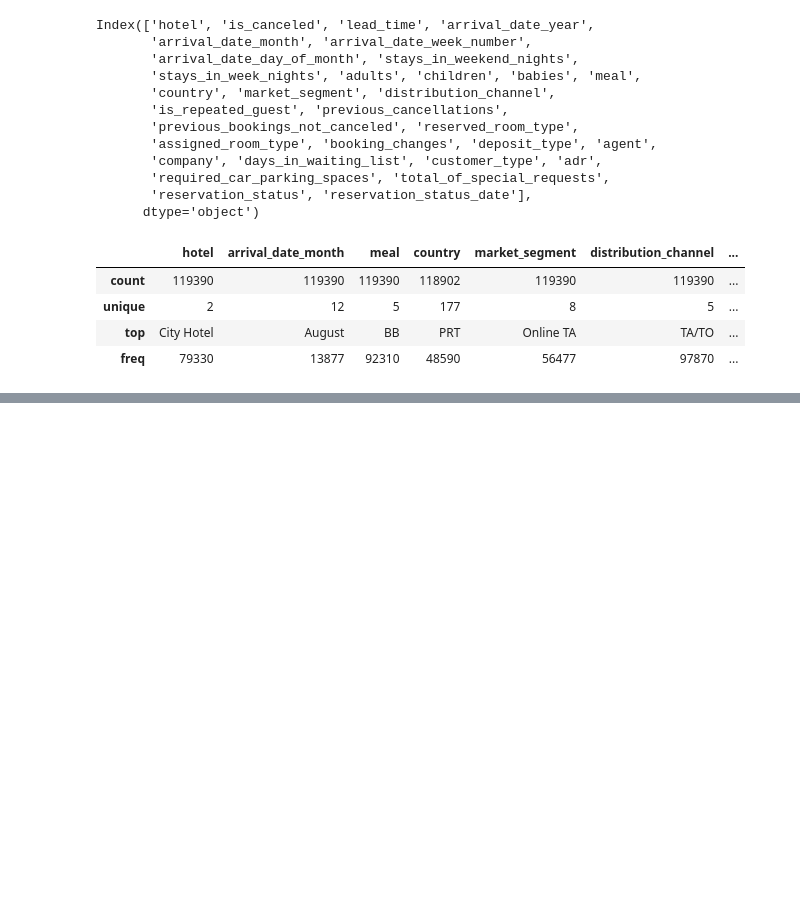
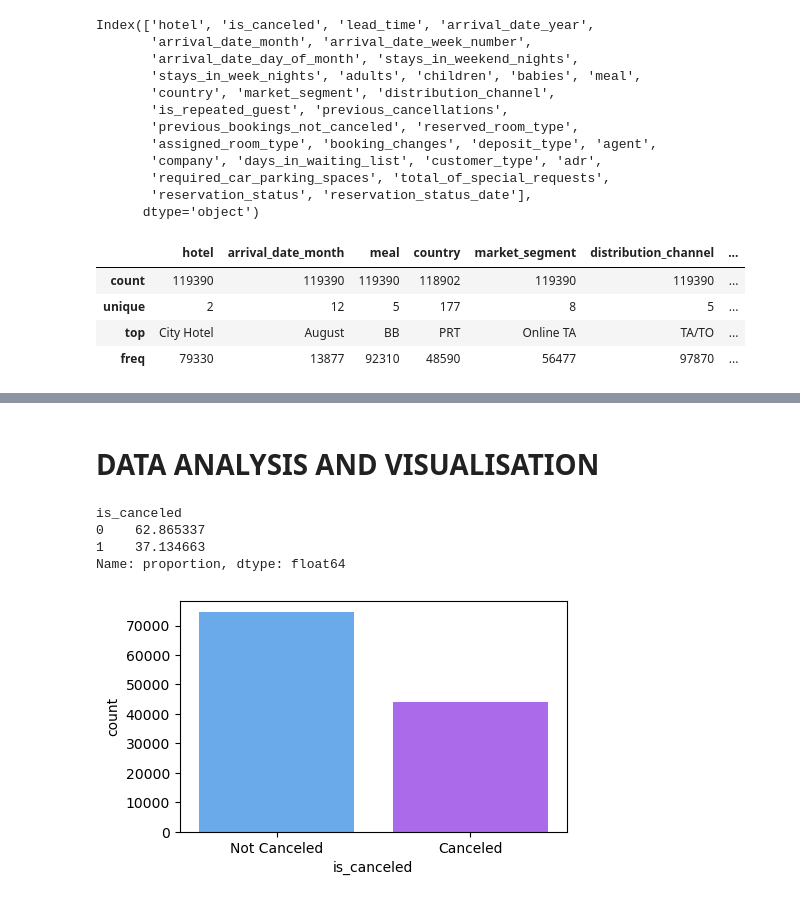
Before and after one commit to anishverma870/PY-PROJECTS-2025, a Jupyter notebook: PROJECT-5-HOTEL-BOOKING/HOTEL-BOOKING-ANALYSIS.ipynb, the cells around one changed output, grey strips where cells are left out. Cells and saved outputs as stored; diff of their text form; code cells hidden in the pictures; blank space fills up the shorter version.

```diff
--- a/PROJECT-5-HOTEL-BOOKING/HOTEL-BOOKING-ANALYSIS.ipynb
+++ b/PROJECT-5-HOTEL-BOOKING/HOTEL-BOOKING-ANALYSIS.ipynb
@@ -80,0 +125,4 @@ hb.describe(include='object')
+# %%
+hb.drop(['company','agent'],axis = 1,inplace=True)
+# %%
+hb.dropna(inplace=True)
@@ -80,0 +161,2 @@ hb.describe(include='object')
+# %%
+hb = hb[hb['adr'] < 5000]
@@ -80,0 +175,17 @@ hb.describe(include='object')
+# %% [markdown]
+# **DATA ANALYSIS AND VISUALISATION**
+# %%
+cancel_reservation = hb['is_canceled'].value_counts(normalize=True)*100
+print(cancel_reservation)
+# %% [output]
+is_canceled
+0    62.865337
+1    37.134663
+Name: proportion, dtype: float64
+# %%
+plt.figure(figsize=(5,3))
+sns.countplot(data =hb,x= 'is_canceled',palette='cool')
+plt.xticks([0, 1], ['Not Canceled', 'Canceled'])
+plt.show()
+# %% [output]
+[figure, added]
```
Also changed, not shown: parts of 7 cells of this notebook.
